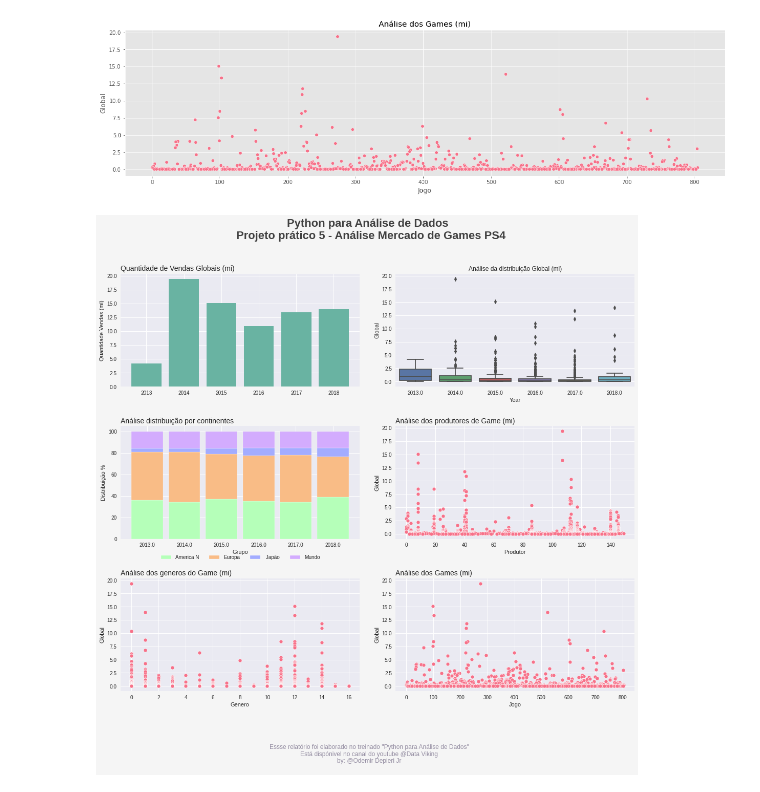
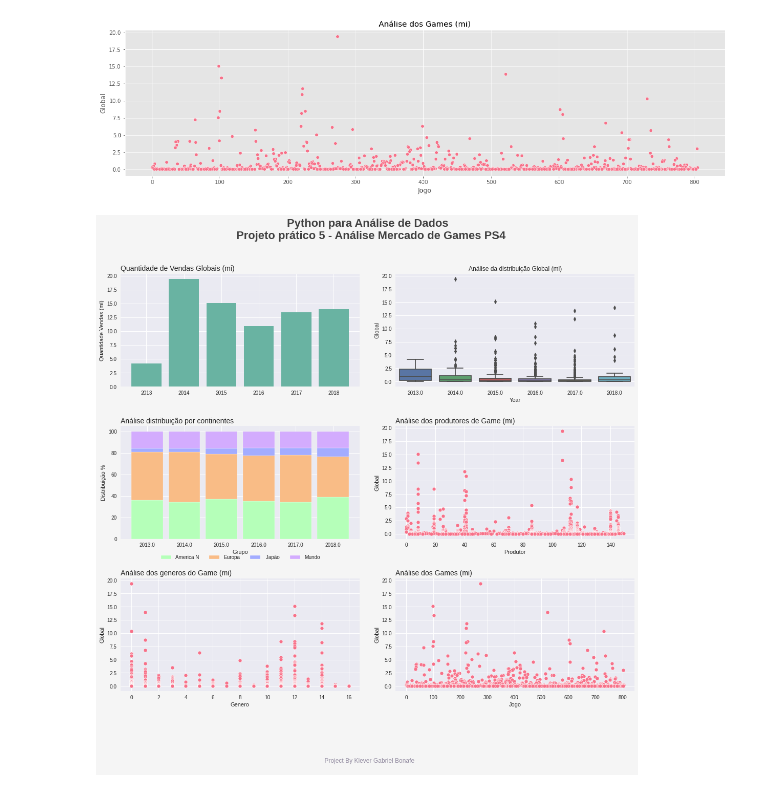
Before and after one commit to GabrielBonaf/World_GameMarket_Analysis, a Jupyter notebook: World_GameMarket_Analysis.ipynb, the cells around one changed output. Drawn from its saved outputs; the diff is of its cells as text; code cells hidden in the pictures.

```diff
--- a/World_GameMarket_Analysis.ipynb
+++ b/World_GameMarket_Analysis.ipynb
@@ -356,35 +356,32 @@ plt.ylabel('Distribuição %')
 plt.legend( ['America N', 'Europa',' Japão', 'Mundo'], loc='upper left', bbox_to_anchor=(0.15, -0.1), ncol=4 );
 
 
 # Acessando gráfico 4
 plt.subplot( Linhas, Colunas, 4)
 plt.title('Análise dos produtores de Game (mi)', loc='left', fontsize=14 )
 sns.scatterplot(data=Base_Dados, x='Produtor', y='Global', color=Paleta_Cores[0] );
 
 
 # Acessando gráfico 5
 plt.subplot( Linhas, Colunas, 5)
 plt.title('Análise dos generos do Game (mi)', loc='left', fontsize=14)
 sns.scatterplot(data=Base_Dados, x='Genero', y='Global', color=Paleta_Cores[0] );
 
 
 # Acessando gráfico 6
 plt.subplot( Linhas, Colunas, 6)
 plt.title('Análise dos Games (mi)', loc='left', fontsize=14)
 sns.scatterplot(data=Base_Dados, x='Jogo', y='Global', color=Paleta_Cores[0] );
 
 
 # Ajustar o layout
 plt.subplots_adjust( hspace=0.35, wspace=0.15 )
 
 # Rodapé
-Rodape = '''
-Essse relatório foi elaborado no treinado "Python para Análise de Dados"
-Está dispónivel no canal do youtube @Data Viking
-by: @Odemir Depieri Jr
+Rodape = ''' Project By Klever Gabriel Bonafe
 '''
 
 # Incluindo o rodape no relatorio
 fig.text( 0.5, -0.02, Rodape, ha='center', va='bottom', size=12, color='#938ca1');
 # %% [output]
-[figure, old version]
+[figure, new version]
```
Also changed, not shown: parts of 2 cells of this notebook.
